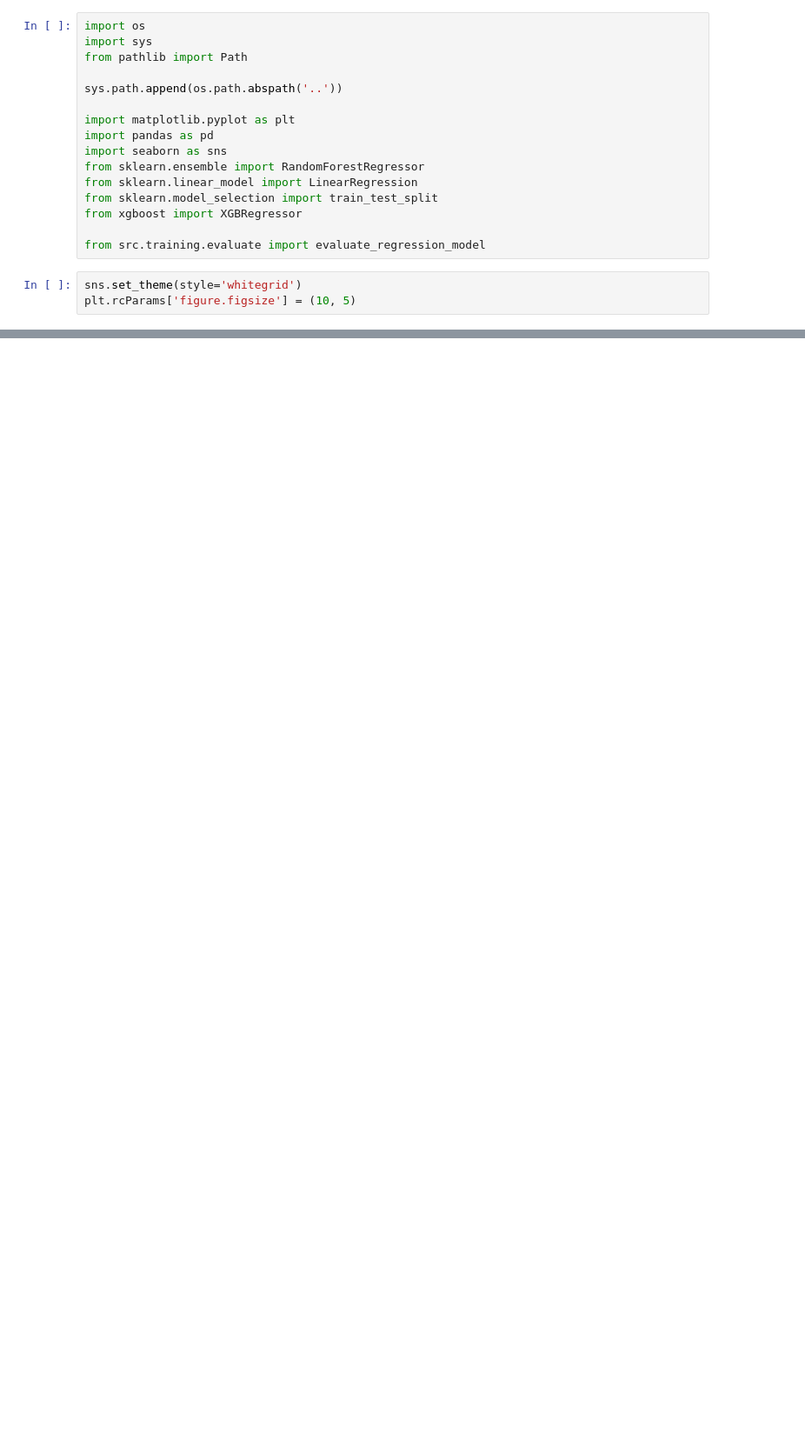
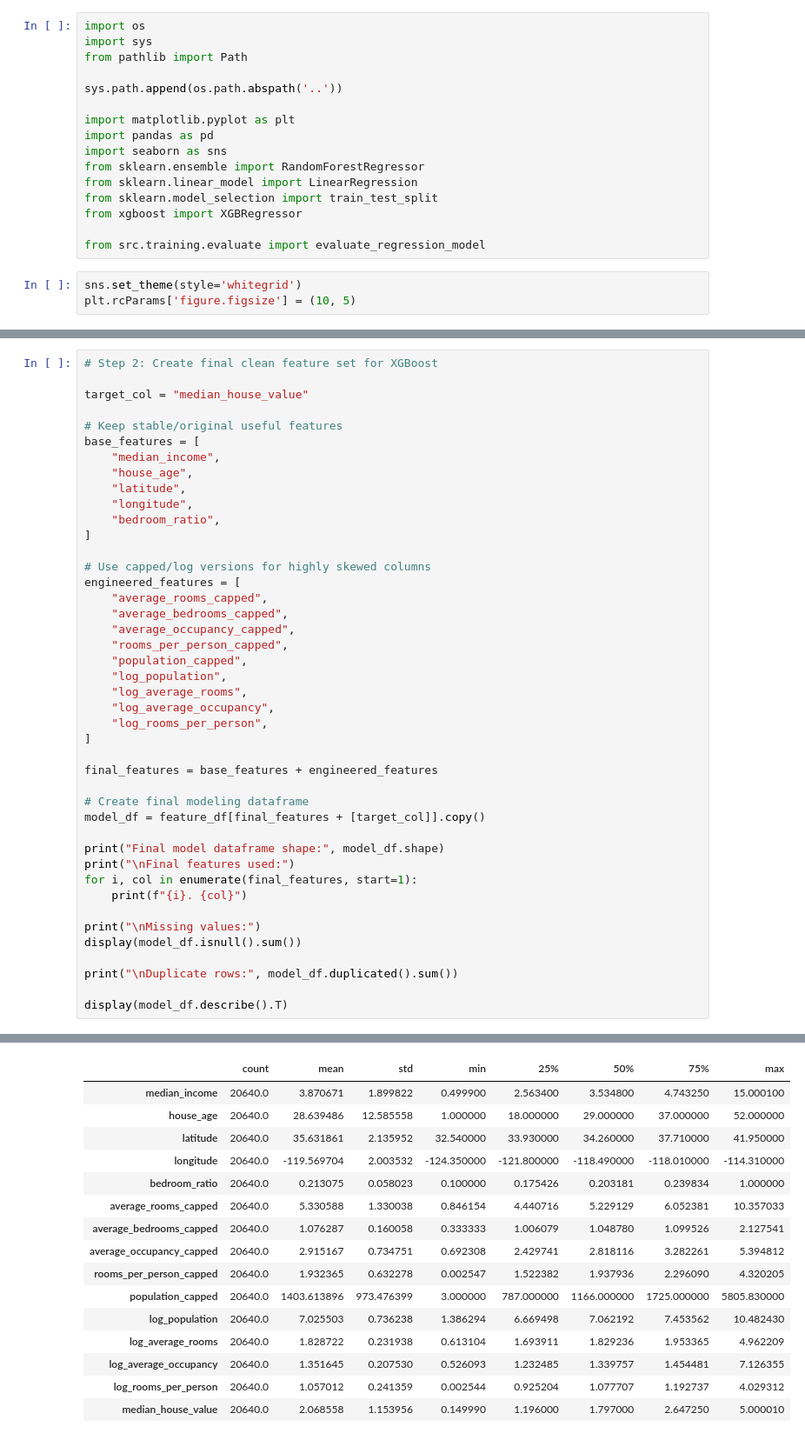
Before and after one commit to nikhileshsirohi/real-estate-ai-platform, a Jupyter notebook: notebooks/01_eda.ipynb, the cells around one changed output, grey strips where cells are left out. Shown at 87% size. Saved outputs shown, nothing was run; the diff lists cells and outputs as text; blank space fills up the shorter version.

```diff
--- a/notebooks/01_eda.ipynb
+++ b/notebooks/01_eda.ipynb
@@ -244,0 +198,44 @@ comparison_df
+# %%
+# Step 2: Create final clean feature set for XGBoost
+
+target_col = "median_house_value"
+
+# Keep stable/original useful features
+base_features = [
+    "median_income",
+    "house_age",
+    "latitude",
+    "longitude",
+    "bedroom_ratio",
+]
+
+# Use capped/log versions for highly skewed columns
+engineered_features = [
+    "average_rooms_capped",
+    "average_bedrooms_capped",
+    "average_occupancy_capped",
+    "rooms_per_person_capped",
+    "population_capped",
+    "log_population",
+    "log_average_rooms",
+    "log_average_occupancy",
+    "log_rooms_per_person",
+]
+
+final_features = base_features + engineered_features
+
+# Create final modeling dataframe
+model_df = feature_df[final_features + [target_col]].copy()
+
+print("Final model dataframe shape:", model_df.shape)
+print("\nFinal features used:")
+for i, col in enumerate(final_features, start=1):
+    print(f"{i}. {col}")
+
+print("\nMissing values:")
+display(model_df.isnull().sum())
+
+print("\nDuplicate rows:", model_df.duplicated().sum())
+
+display(model_df.describe().T)
+# %% [output]
@@ -244,0 +278,16 @@ comparison_df
+|  | count | mean | std | min | 25% | 50% | 75% | max |
+| median_income | 20640.0 | 3.870671 | 1.899822 | 0.499900 | 2.563400 | 3.534800 | 4.743250 | 15.000100 |
+| house_age | 20640.0 | 28.639486 | 12.585558 | 1.000000 | 18.000000 | 29.000000 | 37.000000 | 52.000000 |
+| latitude | 20640.0 | 35.631861 | 2.135952 | 32.540000 | 33.930000 | 34.260000 | 37.710000 | 41.950000 |
+| longitude | 20640.0 | -119.569704 | 2.003532 | -124.350000 | -121.800000 | -118.490000 | -118.010000 | -114.310000 |
+| bedroom_ratio | 20640.0 | 0.213075 | 0.058023 | 0.100000 | 0.175426 | 0.203181 | 0.239834 | 1.000000 |
+| average_rooms_capped | 20640.0 | 5.330588 | 1.330038 | 0.846154 | 4.440716 | 5.229129 | 6.052381 | 10.357033 |
+| average_bedrooms_capped | 20640.0 | 1.076287 | 0.160058 | 0.333333 | 1.006079 | 1.048780 | 1.099526 | 2.127541 |
+| average_occupancy_capped | 20640.0 | 2.915167 | 0.734751 | 0.692308 | 2.429741 | 2.818116 | 3.282261 | 5.394812 |
+| rooms_per_person_capped | 20640.0 | 1.932365 | 0.632278 | 0.002547 | 1.522382 | 1.937936 | 2.296090 | 4.320205 |
+| population_capped | 20640.0 | 1403.613896 | 973.476399 | 3.000000 | 787.000000 | 1166.000000 | 1725.000000 | 5805.830000 |
+| log_population | 20640.0 | 7.025503 | 0.736238 | 1.386294 | 6.669498 | 7.062192 | 7.453562 | 10.482430 |
+| log_average_rooms | 20640.0 | 1.828722 | 0.231938 | 0.613104 | 1.693911 | 1.829236 | 1.953365 | 4.962209 |
+| log_average_occupancy | 20640.0 | 1.351645 | 0.207530 | 0.526093 | 1.232485 | 1.339757 | 1.454481 | 7.126355 |
+| log_rooms_per_person | 20640.0 | 1.057012 | 0.241359 | 0.002544 | 0.925204 | 1.077707 | 1.192737 | 4.029312 |
+| median_house_value | 20640.0 | 2.068558 | 1.153956 | 0.149990 | 1.196000 | 1.797000 | 2.647250 | 5.000010 |
```
Also changed, not shown: parts of 33 cells of this notebook, 8 other files.
